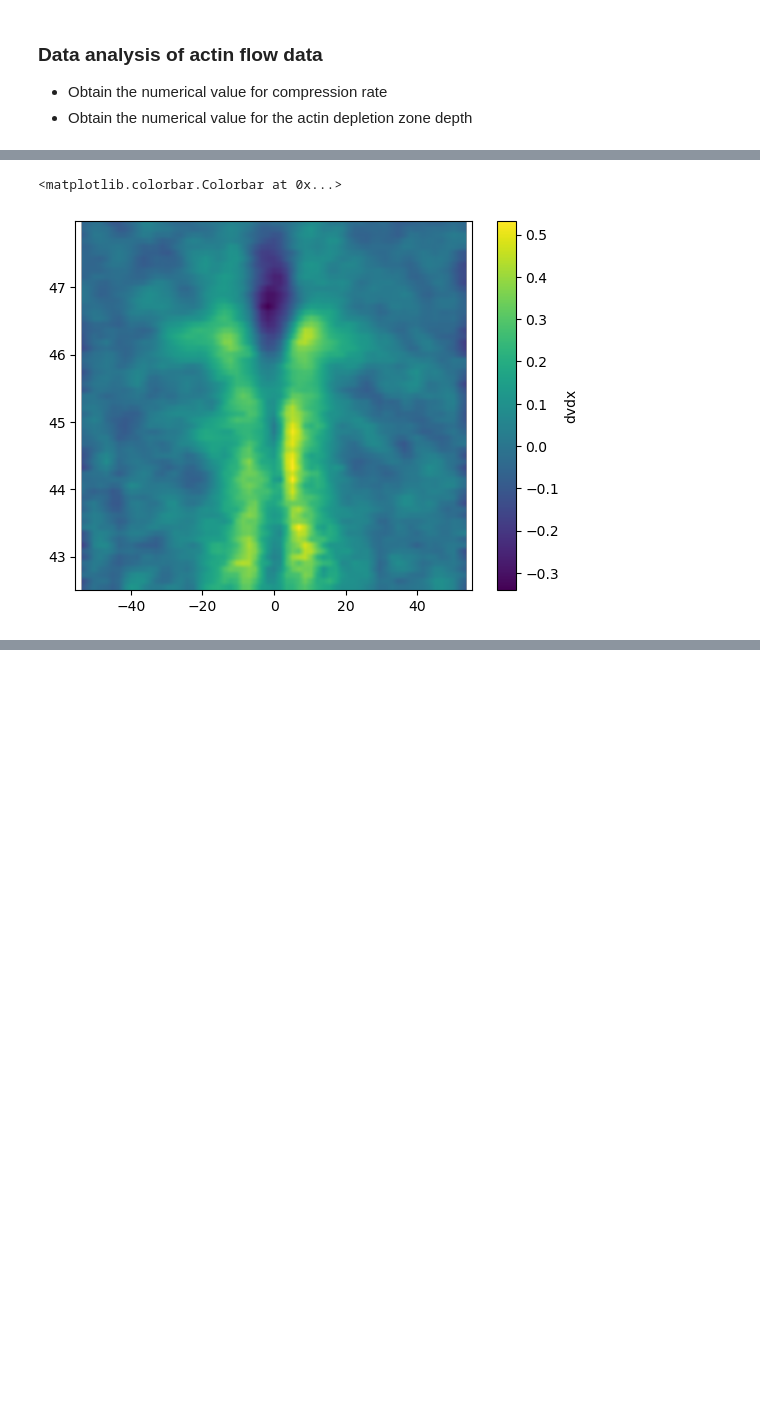
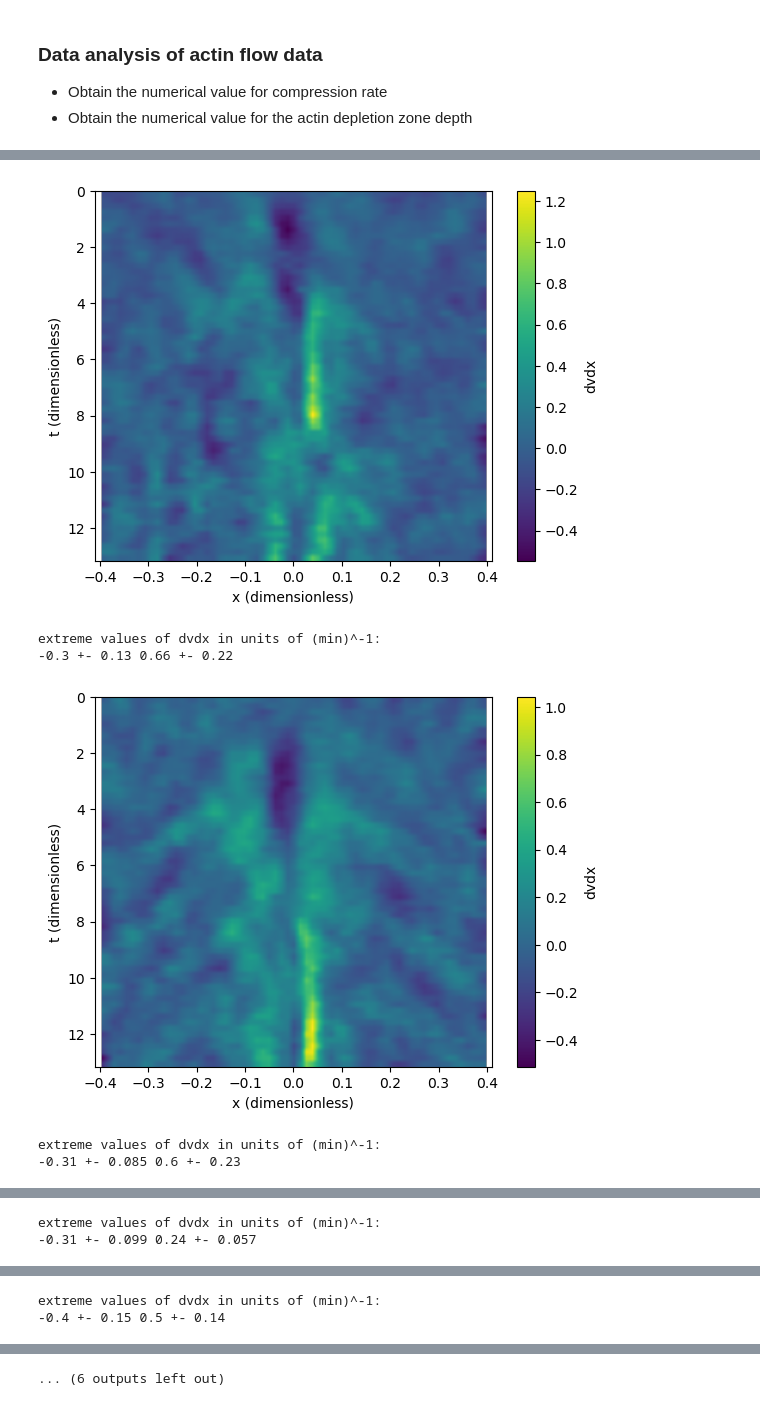
Before and after one commit to Irene-Li/Zebrafish_cleavage, a Jupyter notebook: notebooks/data_analysis.ipynb, the cells around one changed output, grey strips where cells are left out. Drawn from its saved outputs; the diff is of its cells as text; code cells hidden in the pictures; blank space fills up the shorter version.

```diff
--- a/notebooks/data_analysis.ipynb
+++ b/notebooks/data_analysis.ipynb
@@ -7,7 +7,7 @@
 import numpy as np
 import matplotlib.pyplot as plt
 # %%
-filename = '../data/actin_flow_2d/kymo_wt.npz'
+filename = '../data/actin_data/kymo_wt.npz'
 data = np.load(filename)
 print(data.files)
 # %% [output]
@@ -21,6 +28,36 @@ qxx = data['qxx']
 # %%
-plt.imshow(dvdx, aspect='auto', origin='upper', extent=[x.min(), x.max(), t.min(), t.max()])
-plt.colorbar(label='dvdx')
+x_extent = x.max()/(135) # convert to units of hydrodynamic length (~100 micrometers)
+t_rescaled = (t-t.min())/(1/60*25)   # rescale time to units of actin turnover time (25s)
+t_extent = t_rescaled.max() # convert from mins to units of actin turnover time (25s)
+
+mins = []
+maxs = []
+
+inward_mask = (t_rescaled<5) & (t_rescaled>1)
+outward_mask = t_rescaled>5
+x_mask = (x > -0.1 * 135) & (x < 0.1 * 135)
+x_shape = int(x_mask.sum())
+inward_mask_2d = inward_mask[:, None] & x_mask[None, :]
+outward_mask_2d = outward_mask[:, None] & x_mask[None, :]
+
+for i in range(dvdx.shape[0]):
+    comp = dvdx[i]
+    plt.imshow(comp, aspect='auto', origin='upper', extent=[-x_extent, x_extent, t_extent, 0])
+    plt.xlabel('x (dimensionless)')
+    plt.ylabel('t (dimensionless)')
+    plt.colorbar(label='dvdx')
+    plt.show()
+
+    print('extreme values of dvdx in units of (min)^-1:')
+    dvdx_inward = np.nanmin(comp[inward_mask_2d].reshape((-1, x_shape)), axis=-1)
+    dvdx_outward = np.nanmax(comp[outward_mask_2d].reshape((-1, x_shape)), axis=-1)
+    print(f'{np.mean(dvdx_inward):.2g} +- {np.std(dvdx_inward):.2g}', f'{np.mean(dvdx_outward):.2g} +- {np.std(dvdx_outward):.2g}')
+    mins.append(dvdx_inward)
+    maxs.append(dvdx_outward)
 # %% [output]
+[figure, new version]
-<matplotlib.colorbar.Colorbar at 0x...>
+extreme values of dvdx in units of (min)^-1:
+-0.3 +- 0.13 0.66 +- 0.22
-[figure, old version]
+[figure, added]
+extreme values of dvdx in units of (min)^-1:
+-0.31 +- 0.085 0.6 +- 0.23
@@ -26,0 +65,2 @@ plt.colorbar(label='dvdx')
+extreme values of dvdx in units of (min)^-1:
+-0.31 +- 0.099 0.24 +- 0.057
@@ -26,0 +68,2 @@ plt.colorbar(label='dvdx')
+extreme values of dvdx in units of (min)^-1:
+-0.4 +- 0.15 0.5 +- 0.14
@@ -26,0 +76 @@ plt.colorbar(label='dvdx')
+... (6 outputs left out)
```
Also changed, not shown: parts of 8 cells of this notebook, 5 other files.
